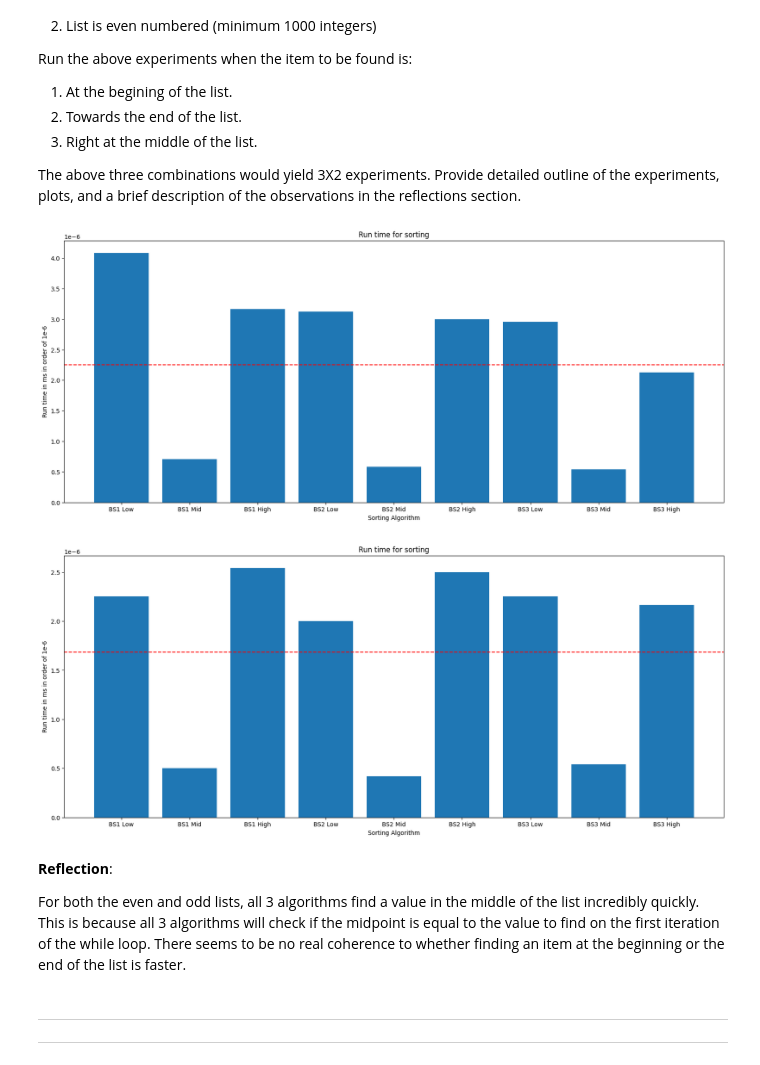
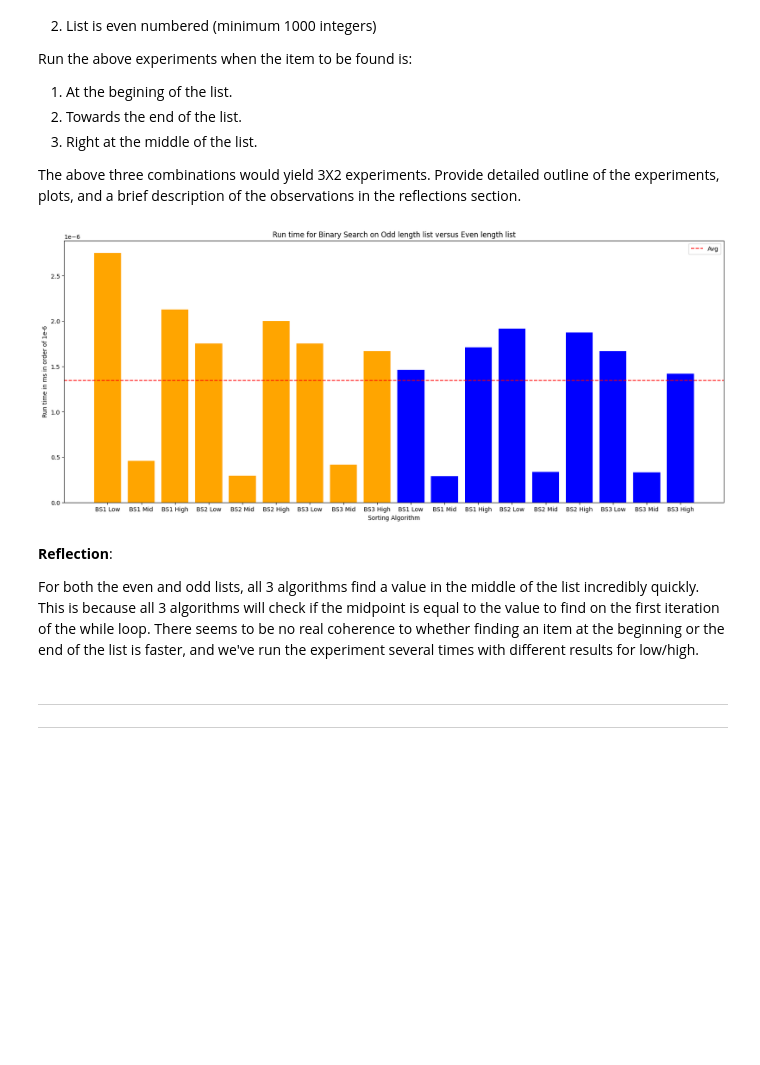
Before and after one commit to Noprop/minesweeper-2xc3-, a Jupyter notebook: Lab_II.ipynb, the cells around one changed output. Saved outputs shown, nothing was run; the diff lists cells and outputs as text; code cells hidden in the pictures; blank space fills up the shorter version.

```diff
--- a/Lab_II.ipynb
+++ b/Lab_II.ipynb
@@ -418,15 +418,8 @@ Run the above experiments when the item to be found is:
 
 The above three combinations would yield 3X2 experiments. Provide detailed outline of the experiments, plots, and a brief description of the observations in the reflections section.
 # %%
-## you experiment code goes here
-odd_list = []
-even_list = []
-
-for i in range(2400):
-    if i % 2:
-        odd_list.append(i)
-    else:
-        even_list.append(i)
+odd_list = [i for i in range(2501)]
+even_list = [i for i in range(2500)]
 
 def bs_1_speed(list, num):
     start = timeit.default_timer()
@@ -438,61 +431,58 @@ def bs_2_speed(list, num):
     binary_search_2(list, num)
     end = timeit.default_timer()
     return end-start
 def bs_3_speed(list, num):
     start = timeit.default_timer()
     binary_search_3(list, num)
     end = timeit.default_timer()
     return end-start
 
-# print(len(odd_list))
-# print(odd_list[599])
-# print(len(even_list))
-# print(even_list[599])
-
 odd_speed = []
 even_speed = []
 
 odd_speed.append(bs_1_speed(odd_list, 1))
-odd_speed.append(bs_1_speed(odd_list, 1199))
-odd_speed.append(bs_1_speed(odd_list, 2399))
+odd_speed.append(bs_1_speed(odd_list, 1250))
+odd_speed.append(bs_1_speed(odd_list, 2500))
 odd_speed.append(bs_2_speed(odd_list, 1))
-odd_speed.append(bs_2_speed(odd_list, 1199))
-odd_speed.append(bs_2_speed(odd_list, 2399))
+odd_speed.append(bs_2_speed(odd_list, 1250))
+odd_speed.append(bs_2_speed(odd_list, 2500))
 odd_speed.append(bs_3_speed(odd_list, 1))
-odd_speed.append(bs_3_speed(odd_list, 1199))
-odd_speed.append(bs_3_speed(odd_list, 2399))
+odd_speed.append(bs_3_speed(odd_list, 1250))
+odd_speed.append(bs_3_speed(odd_list, 2500))
 
 even_speed.append(bs_1_speed(even_list, 0))
-even_speed.append(bs_1_speed(even_list, 1198))
-even_speed.append(bs_1_speed(even_list, 2398))
+even_speed.append(bs_1_speed(even_list, 1249))
+even_speed.append(bs_1_speed(even_list, 2499))
 even_speed.append(bs_2_speed(even_list, 0))
-even_speed.append(bs_2_speed(even_list, 1198))
-even_speed.append(bs_2_speed(even_list, 2398))
+even_speed.append(bs_2_speed(even_list, 1249))
+even_speed.append(bs_2_speed(even_list, 2499))
 even_speed.append(bs_3_speed(even_list, 0))
-even_speed.append(bs_3_speed(even_list, 1198))
-even_speed.append(bs_3_speed(even_list, 2398))
+even_speed.append(bs_3_speed(even_list, 1249))
+even_speed.append(bs_3_speed(even_list, 2499))
 
 def draw_binary_search_speeds(run_arr, x_axis):
     x = np.arange(0, len(run_arr), 1)
-    fig = plt.figure(figsize=(20, 8))
-    plt.bar(x, run_arr)
+    plt.figure(figsize=(20, 8))
+    half_len = len(run_arr) // 2
+    plt.bar(x[:half_len], run_arr[:half_len], color='orange')
+    plt.bar(x[half_len:], run_arr[half_len:], color='blue')
     plt.axhline(np.mean(run_arr), color="red", linestyle="--", label="Avg")
     plt.xticks(x, x_axis)
     plt.xlabel("Sorting Algorithm")
     plt.ylabel("Run time in ms in order of 1e-6")
-    plt.title("Run time for sorting")
+    plt.title("Run time for Binary Search on Odd length list versus Even length list")
+    plt.legend()
     plt.show()
 
 bs_xaxis = ['BS1 Low', 'BS1 Mid', 'BS1 High', 'BS2 Low', 'BS2 Mid', 'BS2 High', 'BS3 Low', 'BS3 Mid', 'BS3 High']
-draw_binary_search_speeds(odd_speed, bs_xaxis)
-draw_binary_search_speeds(even_speed, bs_xaxis)
+bs_xaxis += ['BS1 Low', 'BS1 Mid', 'BS1 High', 'BS2 Low', 'BS2 Mid', 'BS2 High', 'BS3 Low', 'BS3 Mid', 'BS3 High']
+draw_binary_search_speeds(odd_speed + even_speed, bs_xaxis)
 # %% [output]
-[figure, old version]
+[figure, new version]
-[figure, removed]
 # %% [markdown]
 **Reflection**:
 
-For both the even and odd lists, all 3 algorithms find a value in the middle of the list incredibly quickly. This is because all 3 algorithms will check if the midpoint is equal to the value to find on the first iteration of the while loop. There seems to be no real coherence to whether finding an item at the beginning or the end of the list is faster.
+For both the even and odd lists, all 3 algorithms find a value in the middle of the list incredibly quickly. This is because all 3 algorithms will check if the midpoint is equal to the value to find on the first iteration of the while loop. There seems to be no real coherence to whether finding an item at the beginning or the end of the list is faster, and we've run the experiment several times with different results for low/high.
 # %% [markdown]
 ---
 ---
```
Also changed, not shown: parts of 1 cell of this notebook.
